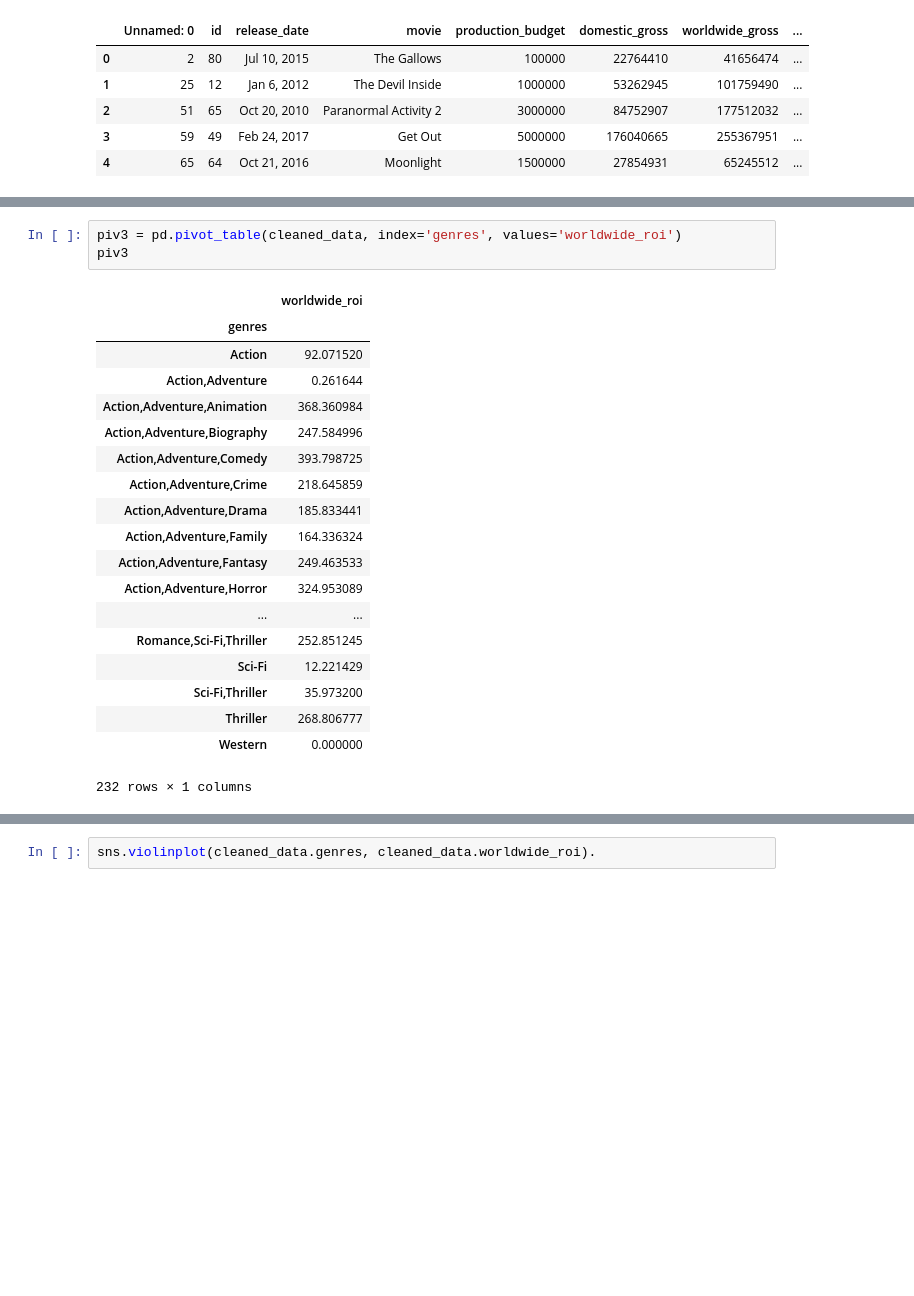
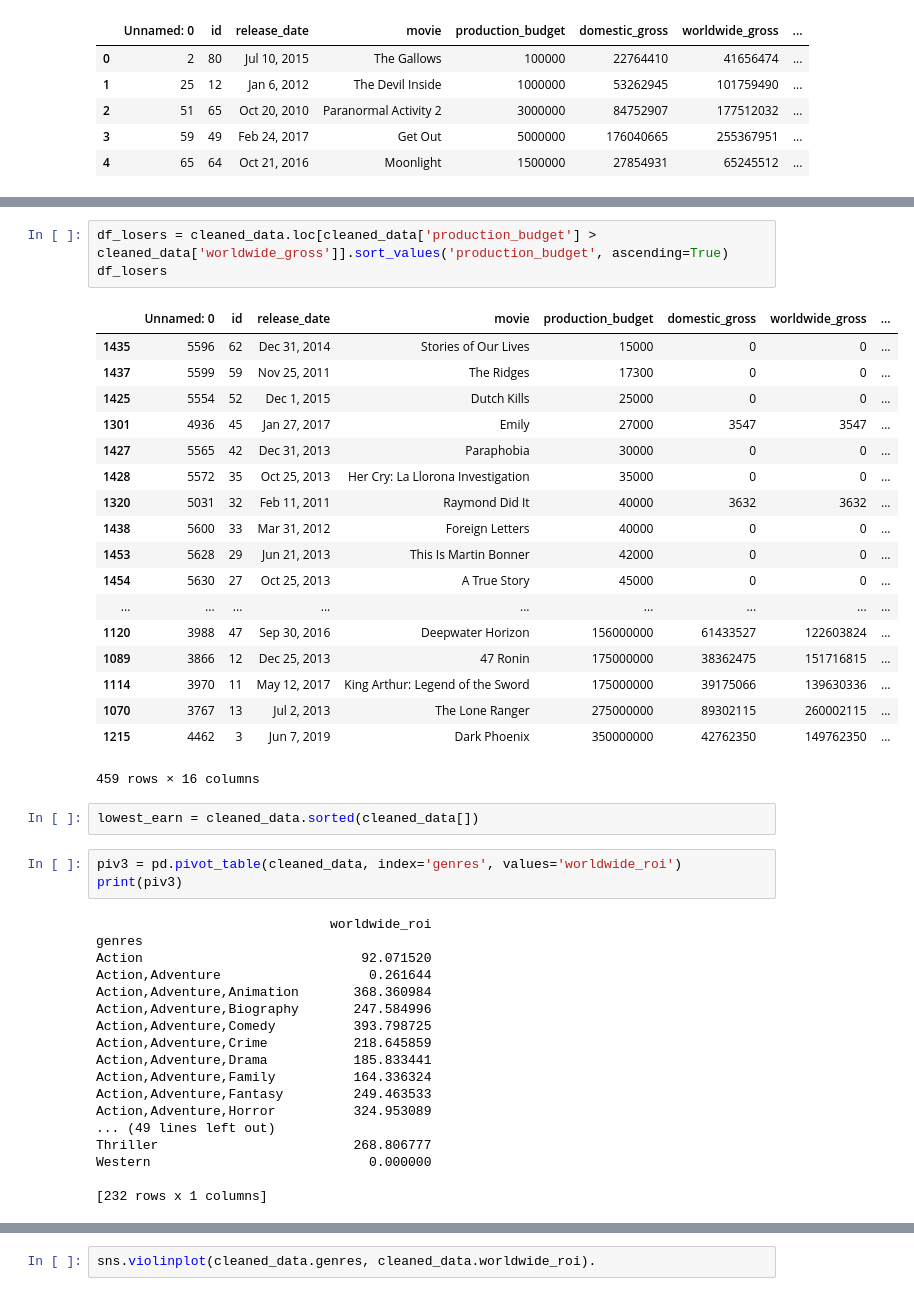
Before and after one commit to thespud56/Module-1-Project, a Jupyter notebook: Notebooks/Data_Viz_Stu.ipynb, the cells around one changed output, grey strips where cells are left out. Saved outputs shown, nothing was run; the diff lists cells and outputs as text; blank space fills up the shorter version.

```diff
--- a/Notebooks/Data_Viz_Stu.ipynb
+++ b/Notebooks/Data_Viz_Stu.ipynb
@@ -38,23 +38,45 @@ Name: genres, Length: 232, dtype: int64
+# %%
+df_losers = cleaned_data.loc[cleaned_data['production_budget'] > cleaned_data['worldwide_gross']].sort_values('production_budget', ascending=True)
+df_losers
+# %% [output]
+|  | Unnamed: 0 | id | release_date | movie | production_budget | domestic_gross | worldwide_gross | ... |
+| 1435 | 5596 | 62 | Dec 31, 2014 | Stories of Our Lives | 15000 | 0 | 0 | ... |
+| 1437 | 5599 | 59 | Nov 25, 2011 | The Ridges | 17300 | 0 | 0 | ... |
+| 1425 | 5554 | 52 | Dec 1, 2015 | Dutch Kills | 25000 | 0 | 0 | ... |
+| 1301 | 4936 | 45 | Jan 27, 2017 | Emily | 27000 | 3547 | 3547 | ... |
+| 1427 | 5565 | 42 | Dec 31, 2013 | Paraphobia | 30000 | 0 | 0 | ... |
+| 1428 | 5572 | 35 | Oct 25, 2013 | Her Cry: La Llorona Investigation | 35000 | 0 | 0 | ... |
+| 1320 | 5031 | 32 | Feb 11, 2011 | Raymond Did It | 40000 | 3632 | 3632 | ... |
+| 1438 | 5600 | 33 | Mar 31, 2012 | Foreign Letters | 40000 | 0 | 0 | ... |
+| 1453 | 5628 | 29 | Jun 21, 2013 | This Is Martin Bonner | 42000 | 0 | 0 | ... |
+| 1454 | 5630 | 27 | Oct 25, 2013 | A True Story | 45000 | 0 | 0 | ... |
+| ... | ... | ... | ... | ... | ... | ... | ... | ... |
+| 1120 | 3988 | 47 | Sep 30, 2016 | Deepwater Horizon | 156000000 | 61433527 | 122603824 | ... |
+| 1089 | 3866 | 12 | Dec 25, 2013 | 47 Ronin | 175000000 | 38362475 | 151716815 | ... |
+| 1114 | 3970 | 11 | May 12, 2017 | King Arthur: Legend of the Sword | 175000000 | 39175066 | 139630336 | ... |
+| 1070 | 3767 | 13 | Jul 2, 2013 | The Lone Ranger | 275000000 | 89302115 | 260002115 | ... |
+| 1215 | 4462 | 3 | Jun 7, 2019 | Dark Phoenix | 350000000 | 42762350 | 149762350 | ... |
+459 rows × 16 columns
+# %%
+lowest_earn = cleaned_data.sorted(cleaned_data[])
 # %%
 piv3 = pd.pivot_table(cleaned_data, index='genres', values='worldwide_roi')
-piv3
+print(piv3)
 # %% [output]
-|  | worldwide_roi |
-| genres |  |
-| Action | 92.071520 |
-| Action,Adventure | 0.261644 |
-| Action,Adventure,Animation | 368.360984 |
-| Action,Adventure,Biography | 247.584996 |
-| Action,Adventure,Comedy | 393.798725 |
-| Action,Adventure,Crime | 218.645859 |
-| Action,Adventure,Drama | 185.833441 |
-| Action,Adventure,Family | 164.336324 |
-| Action,Adventure,Fantasy | 249.463533 |
-| Action,Adventure,Horror | 324.953089 |
-| ... | ... |
-| Romance,Sci-Fi,Thriller | 252.851245 |
-| Sci-Fi | 12.221429 |
-| Sci-Fi,Thriller | 35.973200 |
-| Thriller | 268.806777 |
-| Western | 0.000000 |
-232 rows × 1 columns
+                              worldwide_roi
+genres
+Action                            92.071520
+Action,Adventure                   0.261644
+Action,Adventure,Animation       368.360984
+Action,Adventure,Biography       247.584996
+Action,Adventure,Comedy          393.798725
+Action,Adventure,Crime           218.645859
+Action,Adventure,Drama           185.833441
+Action,Adventure,Family          164.336324
+Action,Adventure,Fantasy         249.463533
+Action,Adventure,Horror          324.953089
+... (49 lines left out)
+Thriller                         268.806777
+Western                            0.000000
+
+[232 rows x 1 columns]
```
Also changed, not shown: parts of 3 cells of this notebook, 4 other files.
